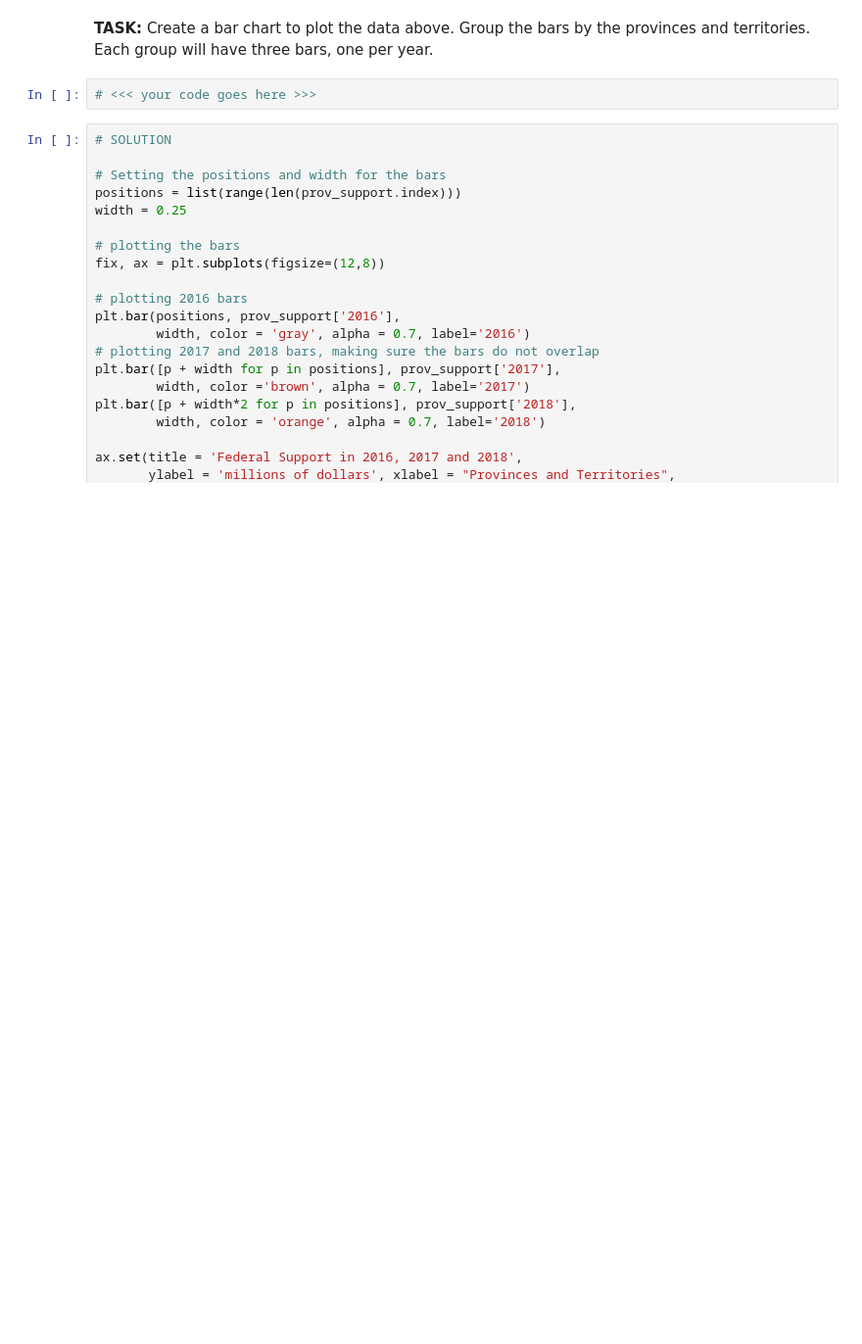
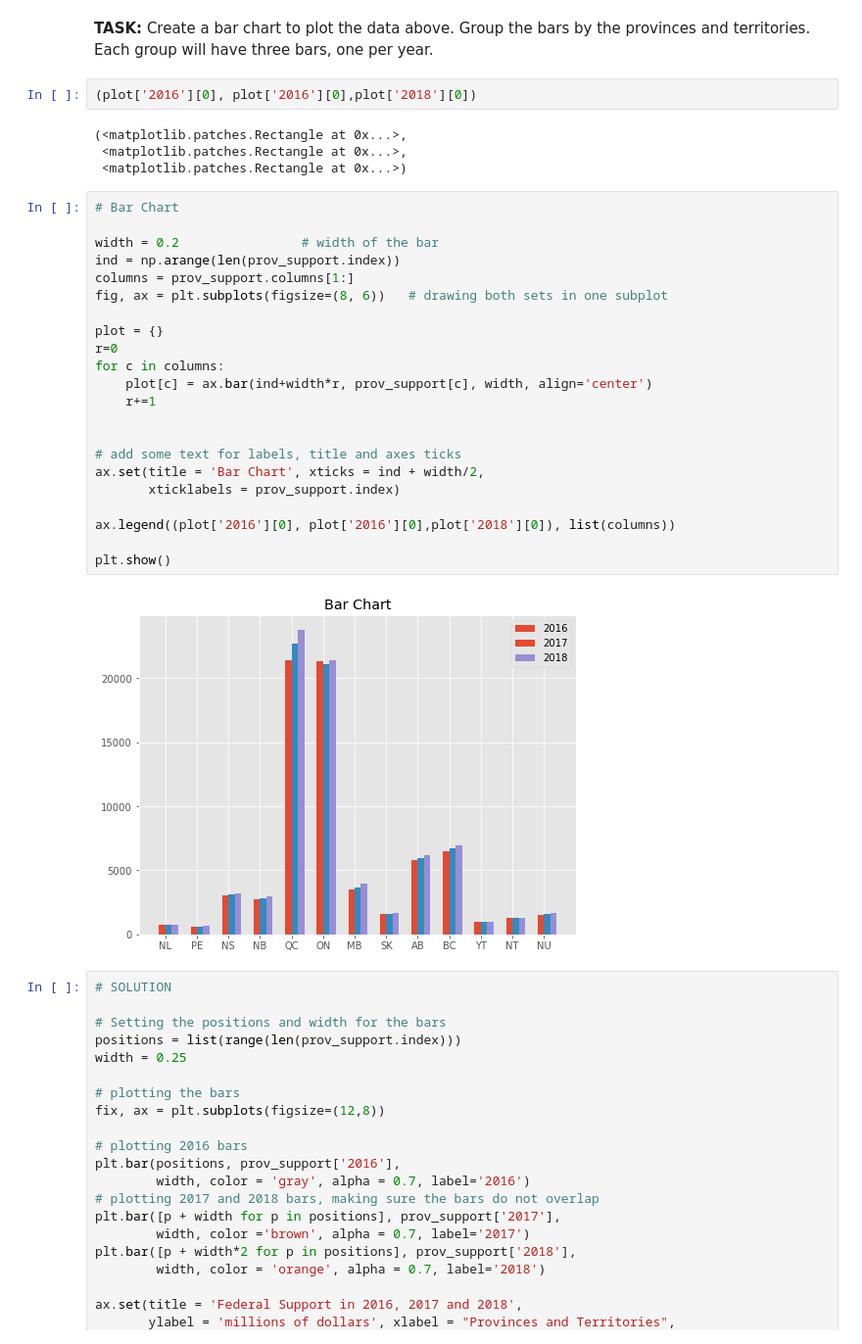
Before and after one commit to brunocgf/CertificationUT_DS, a Jupyter notebook: Fundations_of_DS/Module06/06-02.ipynb, the cells around one changed output. Shown at 98% size. Saved outputs shown, nothing was run; the diff lists cells and outputs as text; blank space fills up the shorter version.

```diff
--- a/Fundations_of_DS/Module06/06-02.ipynb
+++ b/Fundations_of_DS/Module06/06-02.ipynb
@@ -474,8 +478,36 @@ prov_support
 | NU | Nunavut | 1539 | 1583 | 1634 |
 # %% [markdown]
 **TASK:** Create a bar chart to plot the data above. Group the bars by the provinces and territories. Each group will have three bars, one per year.
-# %%
-# <<< your code goes here >>>
+# %%
+(plot['2016'][0], plot['2016'][0],plot['2018'][0])
+# %% [output]
+(<matplotlib.patches.Rectangle at 0x...>,
+ <matplotlib.patches.Rectangle at 0x...>,
+ <matplotlib.patches.Rectangle at 0x...>)
+# %%
+# Bar Chart
+
+width = 0.2                # width of the bar
+ind = np.arange(len(prov_support.index))
+columns = prov_support.columns[1:]
+fig, ax = plt.subplots(figsize=(8, 6))   # drawing both sets in one subplot
+
+plot = {}
+r=0
+for c in columns:
+    plot[c] = ax.bar(ind+width*r, prov_support[c], width, align='center')
+    r+=1
+
+
+# add some text for labels, title and axes ticks
+ax.set(title = 'Bar Chart', xticks = ind + width/2,
+       xticklabels = prov_support.index)
+
+ax.legend((plot['2016'][0], plot['2016'][0],plot['2018'][0]), list(columns))
+
+plt.show()
+# %% [output]
+[figure, added]
 # %%
 # SOLUTION
 
```
Also changed, not shown: parts of 14 cells of this notebook, 2 other files.
